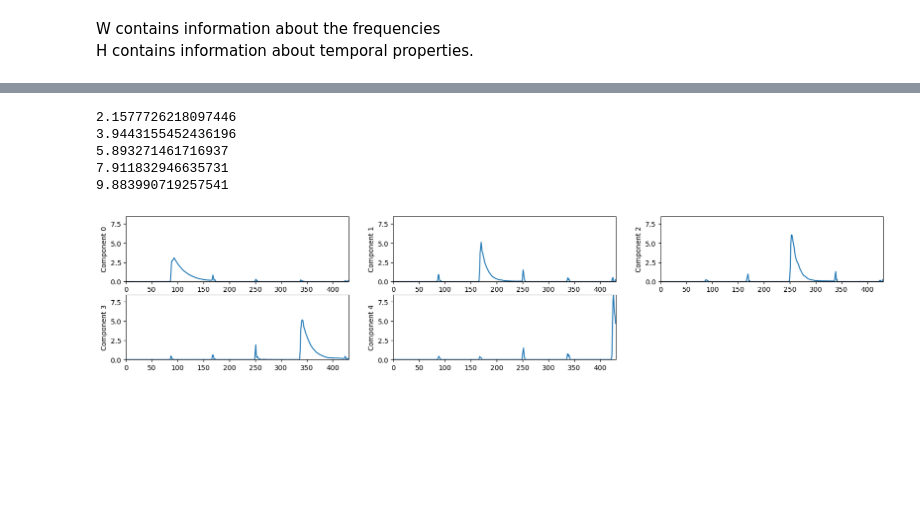
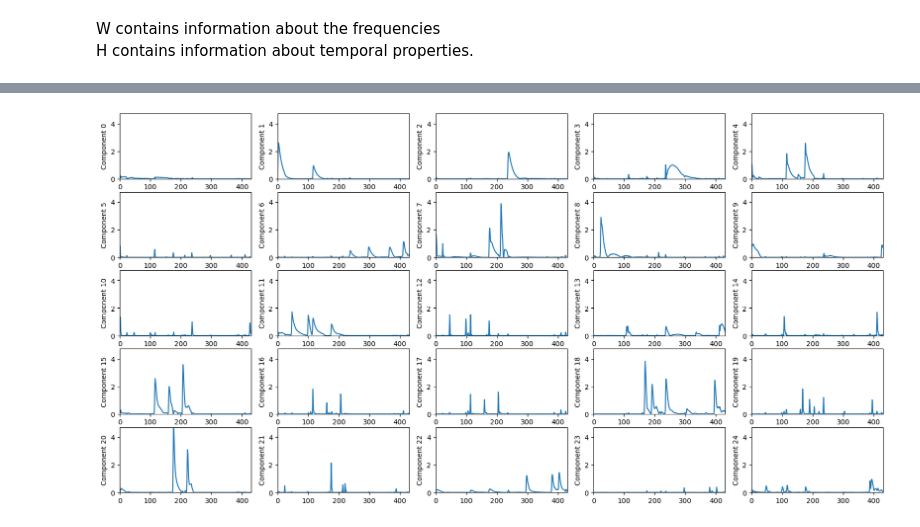
Before and after one commit to jonibarci/SPAI, a Jupyter notebook: notebooks/nmf_proto.ipynb, the cells around one changed output, grey strips where cells are left out. Cells and saved outputs as stored; diff of their text form; code cells hidden in the pictures; blank space fills up the shorter version.

```diff
--- a/notebooks/nmf_proto.ipynb
+++ b/notebooks/nmf_proto.ipynb
@@ -5,7 +5,7 @@ import librosa, librosa.display
 import warnings
 warnings.simplefilter("ignore")
 # %%
-x, sr = librosa.load("../data/five.wav",duration=10)
+x, sr = librosa.load("../../data/grandpiano.wav",duration=10)
 # %%
 ipd.Audio(x,rate=sr)
 # %% [output]
@@ -41,7 +42,7 @@ H contains information about temporal properties.
 # %%
 plt.figure(figsize=(20, 10))
 for n in range(n_components):
-    plt.subplot(5, 3, n+1)
+    plt.subplot(5, 5, n+1)
     plt.plot(W[:,n])
     plt.ylim(-1, W.max())
     plt.xlim(0, W.shape[0])
@@ -57,16 +70,10 @@ for n in range(n_components):
 # %%
 plt.figure(figsize=(20, 10))
 for n in range(n_components):
-    plt.subplot(5, 3, n+1)
+    plt.subplot(5, 5, n+1)
     plt.plot(H[n])
     plt.ylim(0, H.max())
     plt.xlim(0, H.shape[1])
     plt.ylabel('Component %d' % n)
-    print(np.argmax(H[n]) * 10/431)
 # %% [output]
-2.1577726218097446
-3.9443155452436196
-5.893271461716937
-7.911832946635731
-9.883990719257541
-[figure, old version]
+[figure, new version]
```
Also changed, not shown: parts of 5 cells of this notebook, 1 other file.
